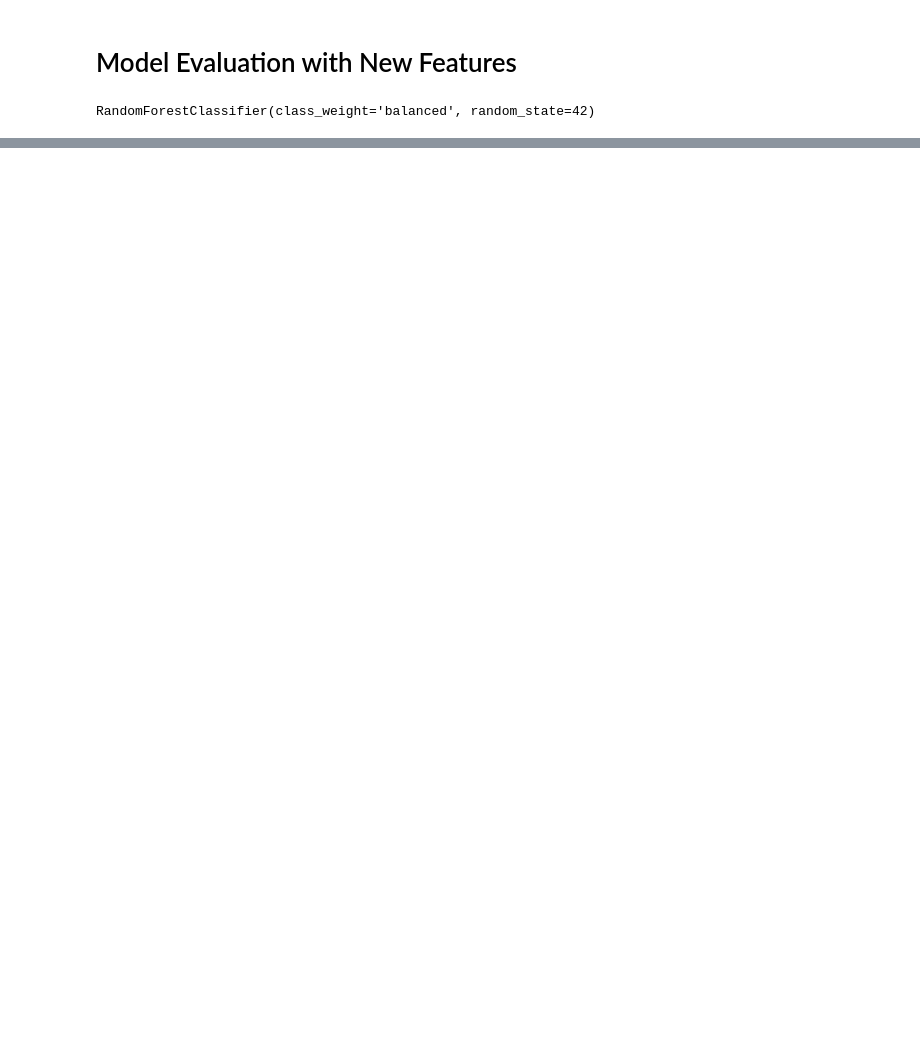
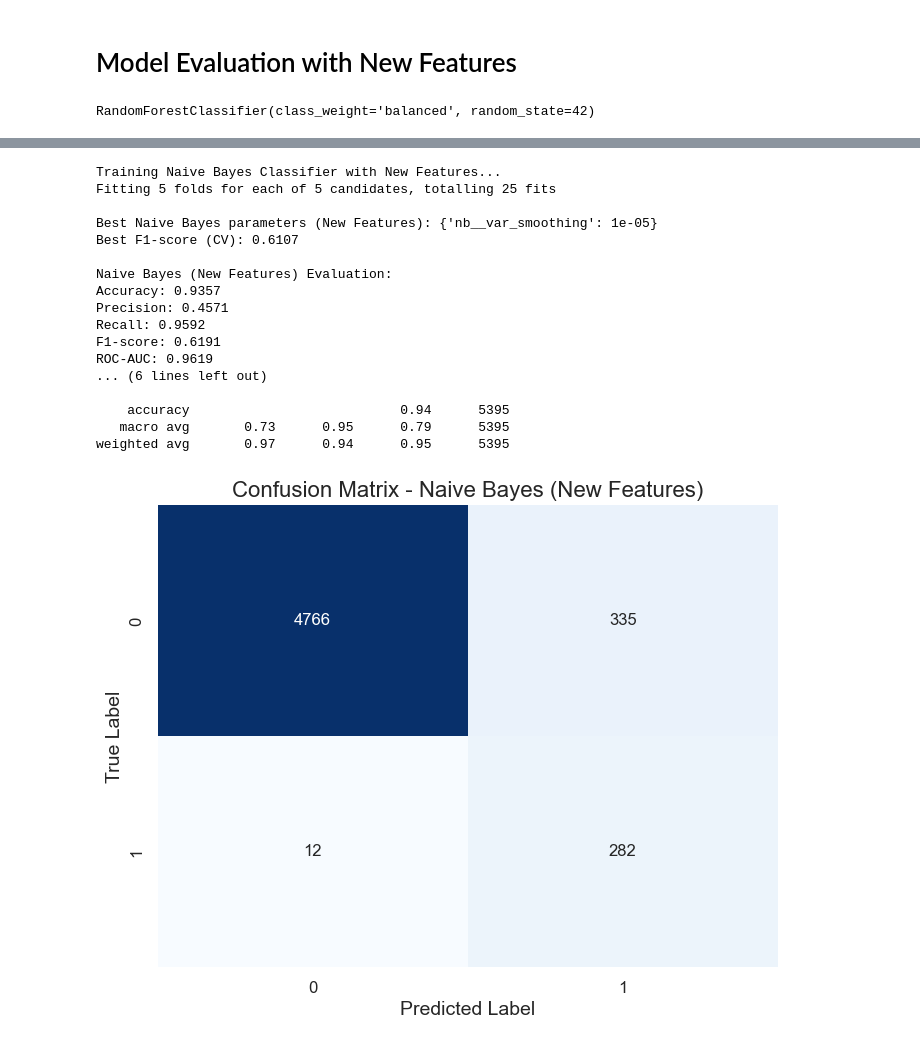
Before and after one commit to violetahoza/MergeConflictClassifier, a Jupyter notebook: HozaVioletaMaria.ipynb, the cells around one changed output, grey strips where cells are left out. Saved outputs shown, nothing was run; the diff lists cells and outputs as text; code cells hidden in the pictures; blank space fills up the shorter version.

```diff
--- a/HozaVioletaMaria.ipynb
+++ b/HozaVioletaMaria.ipynb
@@ -1409,0 +1428,47 @@ Saving figure model_improvement
+# %%
+# Naive Bayes with Grid Search for New Features
+print("\nTraining Naive Bayes Classifier with New Features...")
+
+# Create pipeline with SMOTE and Naive Bayes
+nb_new_pipeline = ImbPipeline([
+    ('scaler', StandardScaler()),
+    ('smote', SMOTE(random_state=42)),
+    ('nb', GaussianNB())
+])
+
+# Use the same parameter grid as the original features
+nb_new_param_grid = {
+    'nb__var_smoothing': [1e-9, 1e-8, 1e-7, 1e-6, 1e-5]
+}
+
+# Grid search with cross-validation
+nb_new_grid = GridSearchCV(nb_new_pipeline, nb_new_param_grid, cv=5, scoring='f1', n_jobs=-1, verbose=1)
+nb_new_grid.fit(X_train_new_selected, y_train_new)
+
+# Best parameters and score
+print(f"\nBest Naive Bayes parameters (New Features): {nb_new_grid.best_params_}")
+print(f"Best F1-score (CV): {nb_new_grid.best_score_:.4f}")
+
+# Evaluate on test set
+best_nb_new = nb_new_grid.best_estimator_
+nb_new_model, nb_new_metrics = evaluate_model(best_nb_new, X_train_new_selected, X_test_new_selected,
+                                          y_train_new, y_test_new, "Naive Bayes (New Features)")
+# %% [output]
+Training Naive Bayes Classifier with New Features...
+Fitting 5 folds for each of 5 candidates, totalling 25 fits
+
+Best Naive Bayes parameters (New Features): {'nb__var_smoothing': 1e-05}
+Best F1-score (CV): 0.6107
+
+Naive Bayes (New Features) Evaluation:
+Accuracy: 0.9357
+Precision: 0.4571
+Recall: 0.9592
+F1-score: 0.6191
+ROC-AUC: 0.9619
+... (6 lines left out)
+
+    accuracy                           0.94      5395
+   macro avg       0.73      0.95      0.79      5395
+weighted avg       0.97      0.94      0.95      5395
+[figure, added]
```
Also changed, not shown: parts of 24 cells of this notebook, 6 other files.
